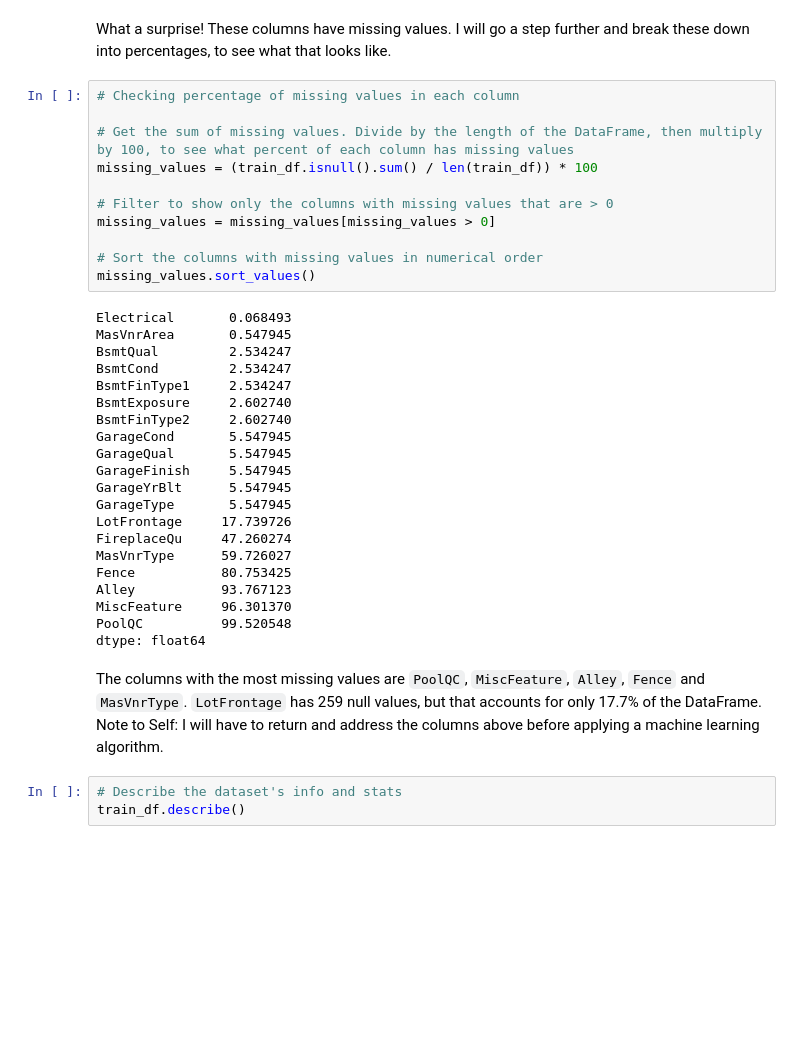
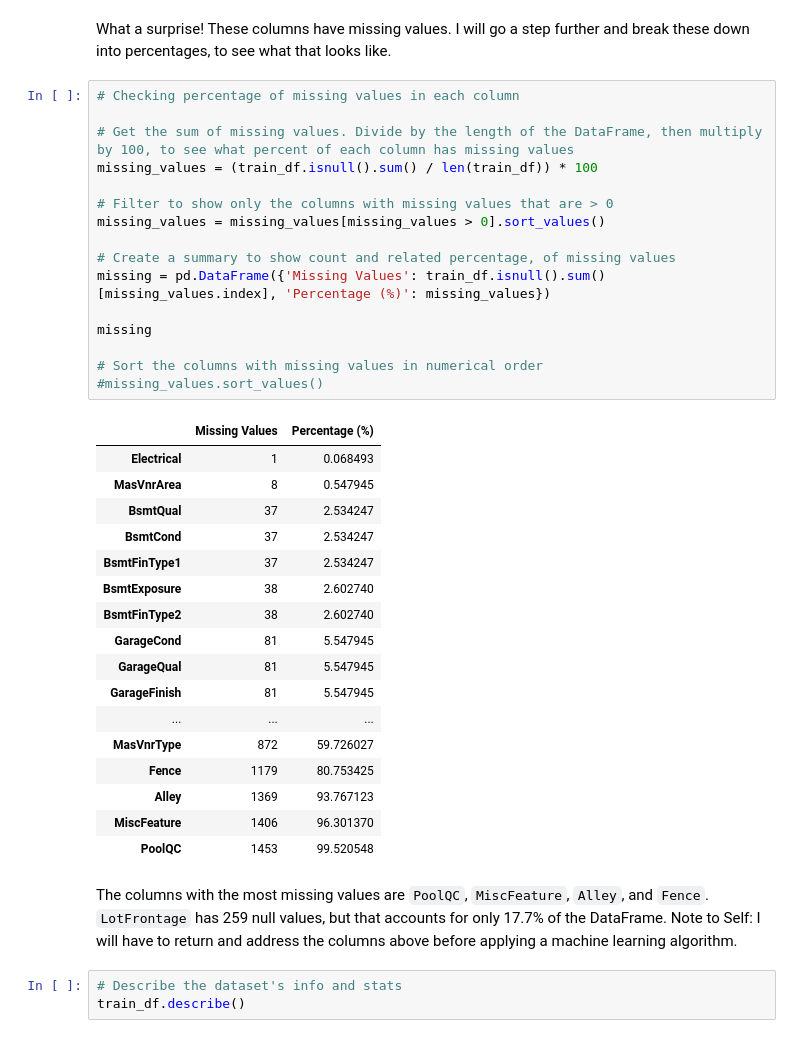
Before and after one commit to Jacqs395/House_Price, a Jupyter notebook: Code/eda.ipynb, the cells around one changed output. Saved outputs shown, nothing was run; the diff lists cells and outputs as text; blank space fills up the shorter version.

```diff
--- a/Code/eda.ipynb
+++ b/Code/eda.ipynb
@@ -120,37 +120,39 @@ What a surprise! These columns have missing values. I will go a step further and
 # %%
 # Checking percentage of missing values in each column
 
 # Get the sum of missing values. Divide by the length of the DataFrame, then multiply by 100, to see what percent of each column has missing values
 missing_values = (train_df.isnull().sum() / len(train_df)) * 100
 
 # Filter to show only the columns with missing values that are > 0
-missing_values = missing_values[missing_values > 0]
+missing_values = missing_values[missing_values > 0].sort_values()
+
+# Create a summary to show count and related percentage, of missing values
+missing = pd.DataFrame({'Missing Values': train_df.isnull().sum()[missing_values.index], 'Percentage (%)': missing_values})
+
+missing
 
 # Sort the columns with missing values in numerical order
-missing_values.sort_values()
+#missing_values.sort_values()
 # %% [output]
-Electrical       0.068493
-MasVnrArea       0.547945
-BsmtQual         2.534247
-BsmtCond         2.534247
-BsmtFinType1     2.534247
-BsmtExposure     2.602740
-BsmtFinType2     2.602740
-GarageCond       5.547945
-GarageQual       5.547945
-GarageFinish     5.547945
-GarageYrBlt      5.547945
-GarageType       5.547945
-LotFrontage     17.739726
-FireplaceQu     47.260274
-MasVnrType      59.726027
-Fence           80.753425
-Alley           93.767123
-MiscFeature     96.301370
-PoolQC          99.520548
-dtype: float64
+|  | Missing Values | Percentage (%) |
+| Electrical | 1 | 0.068493 |
+| MasVnrArea | 8 | 0.547945 |
+| BsmtQual | 37 | 2.534247 |
+| BsmtCond | 37 | 2.534247 |
+| BsmtFinType1 | 37 | 2.534247 |
+| BsmtExposure | 38 | 2.602740 |
+| BsmtFinType2 | 38 | 2.602740 |
+| GarageCond | 81 | 5.547945 |
+| GarageQual | 81 | 5.547945 |
+| GarageFinish | 81 | 5.547945 |
+| ... | ... | ... |
+| MasVnrType | 872 | 59.726027 |
+| Fence | 1179 | 80.753425 |
+| Alley | 1369 | 93.767123 |
+| MiscFeature | 1406 | 96.301370 |
+| PoolQC | 1453 | 99.520548 |
 # %% [markdown]
-The columns with the most missing values are `PoolQC`, `MiscFeature`, `Alley`, `Fence` and `MasVnrType`.
+The columns with the most missing values are `PoolQC`, `MiscFeature`, `Alley`, and `Fence`.
 `LotFrontage` has 259 null values, but that accounts for only 17.7% of the DataFrame.
 Note to Self: I will have to return and address the columns above before applying a machine learning algorithm.
 # %%
```
